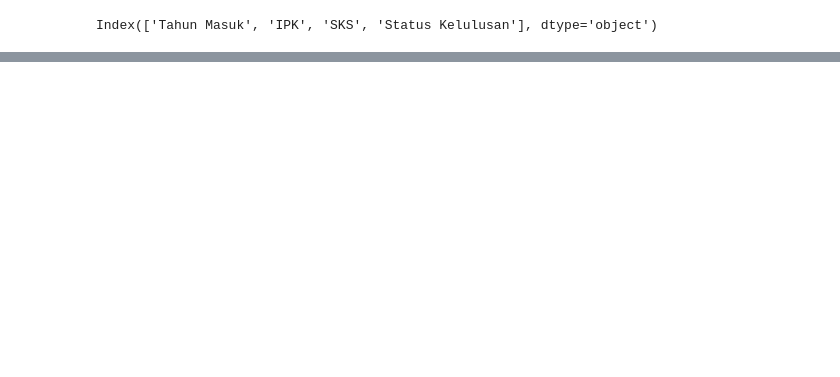
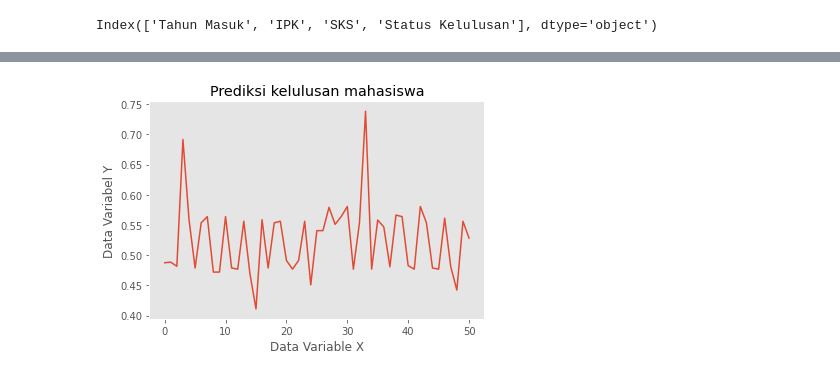
Before and after one commit to dimasw09/BelajarKoding, a Jupyter notebook: PrediksiKelulusan3.ipynb, the cells around one changed output, grey strips where cells are left out. Drawn from its saved outputs; the diff is of its cells as text; code cells hidden in the pictures; blank space fills up the shorter version.

```diff
--- a/PrediksiKelulusan3.ipynb
+++ b/PrediksiKelulusan3.ipynb
@@ -140 +93,13 @@ plt.figure()
 <Figure size 432x288 with 0 Axes>
+# %%
+plt.plot(a,ypredict)
+
+plt.xlabel('Data Variable X')
+plt.ylabel('Data Variabel Y')
+
+plt.title('Prediksi kelulusan mahasiswa')
+plt.grid(False)
+
+plt.show()
+# %% [output]
+[figure, added]
```
Also changed, not shown: parts of 8 cells of this notebook.
